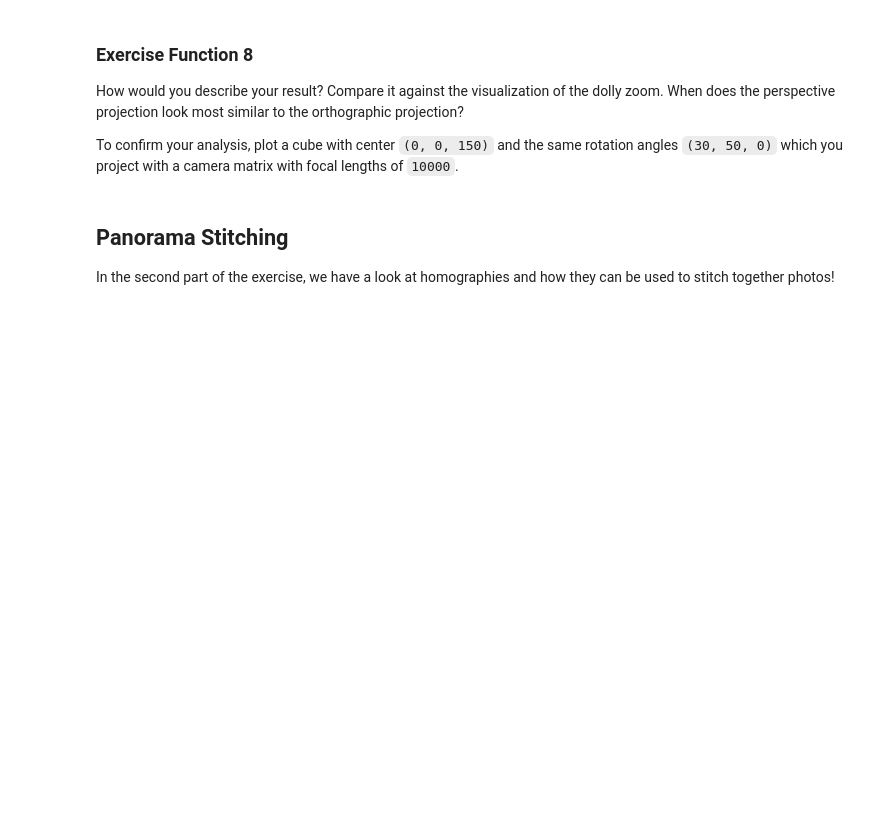
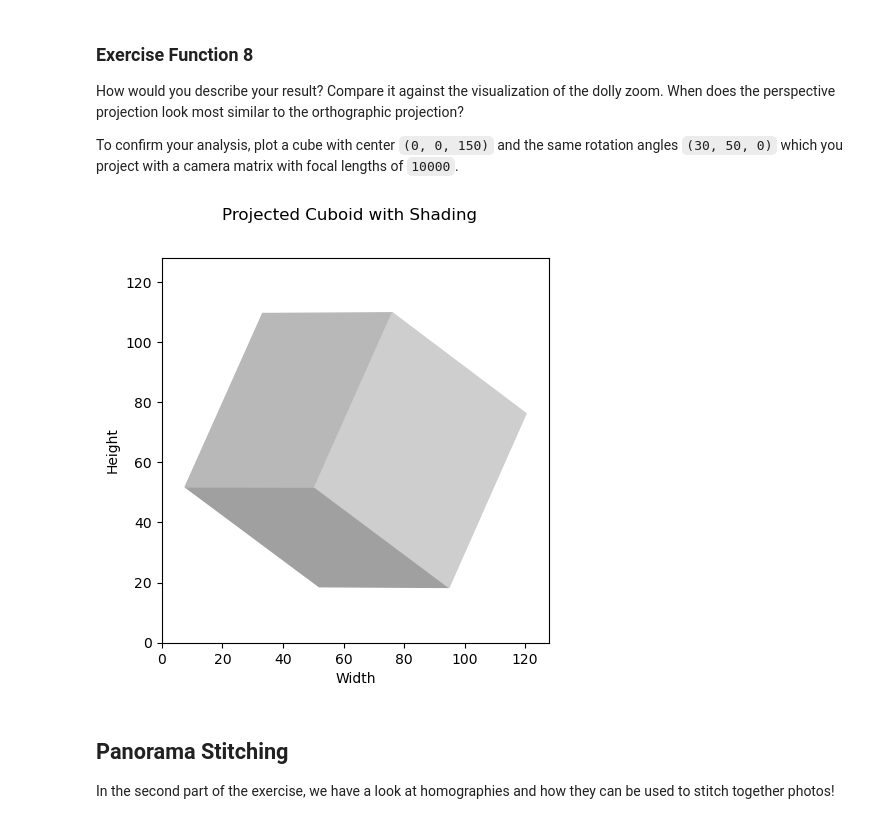
Before and after one commit to Andy-08/3D_ComputerVision, a Jupyter notebook: ex01_ImageFormation/code/image_formation.ipynb, the cells around one changed output. Drawn from its saved outputs; the diff is of its cells as text; code cells hidden in the pictures; blank space fills up the shorter version.

```diff
--- a/ex01_ImageFormation/code/image_formation.ipynb
+++ b/ex01_ImageFormation/code/image_formation.ipynb
@@ -98,7 +98,8 @@ def get_camera_intrinsics(fx=70, fy=70, cx=W/2., cy=H/2.):
     cx (float): x component of the principal point
     cy (float): y compontent of th principal point
     '''
-
+    K = np.array([[fx, 0, cx], [0, fy, cy], [0, 0, 1]]
+    , dtype=np.float32)
     # Insert your code here
 
     assert(K.shape == (3, 3) and K.dtype == np.float32)
@@ -118,7 +119,9 @@ def get_perspective_projection(x_c, K):
     assert(x_c.shape == (3,) and K.shape == (3, 3))
 
     # Insert your code here
-
+    x_s_3d = np.matmul(K, x_c)
+    x_s = x_s_3d[:2] / x_s_3d[2]
+    assert(x_s.shape == (2,))
     return x_s
 # %% [markdown]
 Here, we provide a helper function to project the entire cube using the camera matrix K.
@@ -196,7 +201,8 @@ def get_face_color(normal, point_light_direction=(0, 0, 1)):
     point_light_direction = np.array(point_light_direction, dtype=np.float32)
 
     # Insert your code here
-
+    # Rendering Equation
+    light_intensity = np.sum(point_light_direction*(-normal))
     color_intensity = 0.1 + (light_intensity * 0.5 + 0.5) * 0.8
     color = np.stack([color_intensity for i in range(3)])
     return color
@@ -408,3 +436,15 @@ To confirm your analysis, plot a cube with center `(0, 0, 150)` and the same rot
+# %%
+###########################
+#### Exercise Function ####
+###########################
+# Insert your code here
+cube, normals = get_cube(center=(0, 0, 150), rotation_angles=[30, 50, 0], with_normals=True)
+colors = get_face_colors(normals)
+mask = get_face_mask(cube, normals)
+projected_cube = project_cube(cube, get_camera_intrinsics(fx=10000, fy=10000))
+plot_projected_cube(projected_cube, figtitle="Projected Cuboid with Shading", colors=colors, face_mask=mask)
+# %% [output]
+[figure, added]
 # %% [markdown]
 ## Panorama Stitching
 
```
Also changed, not shown: parts of 15 cells of this notebook.
